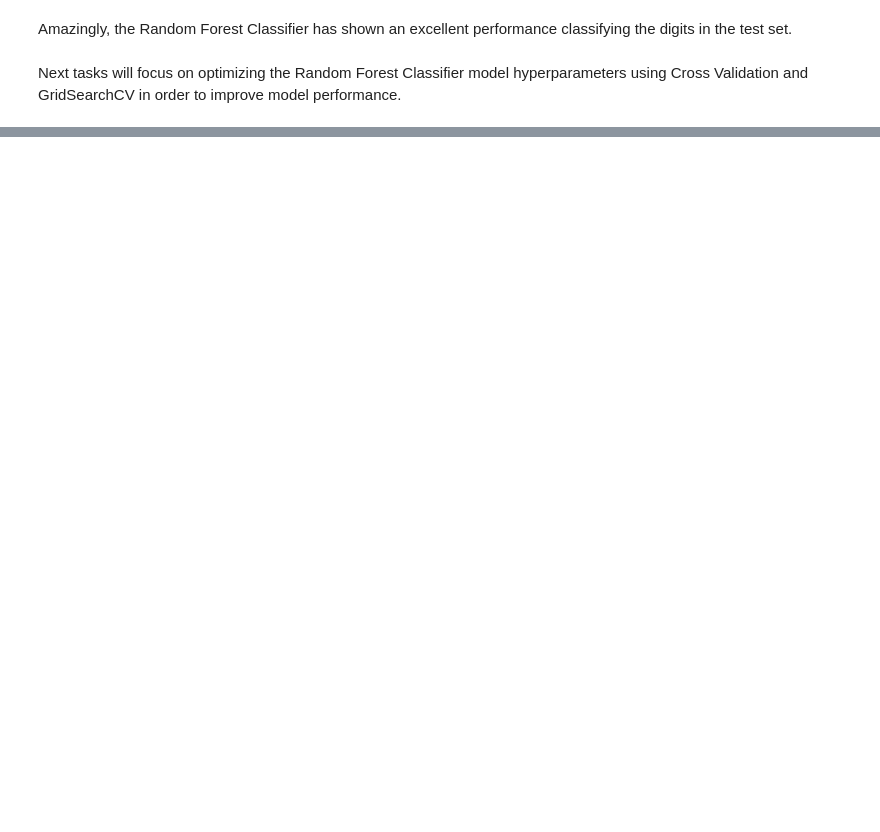
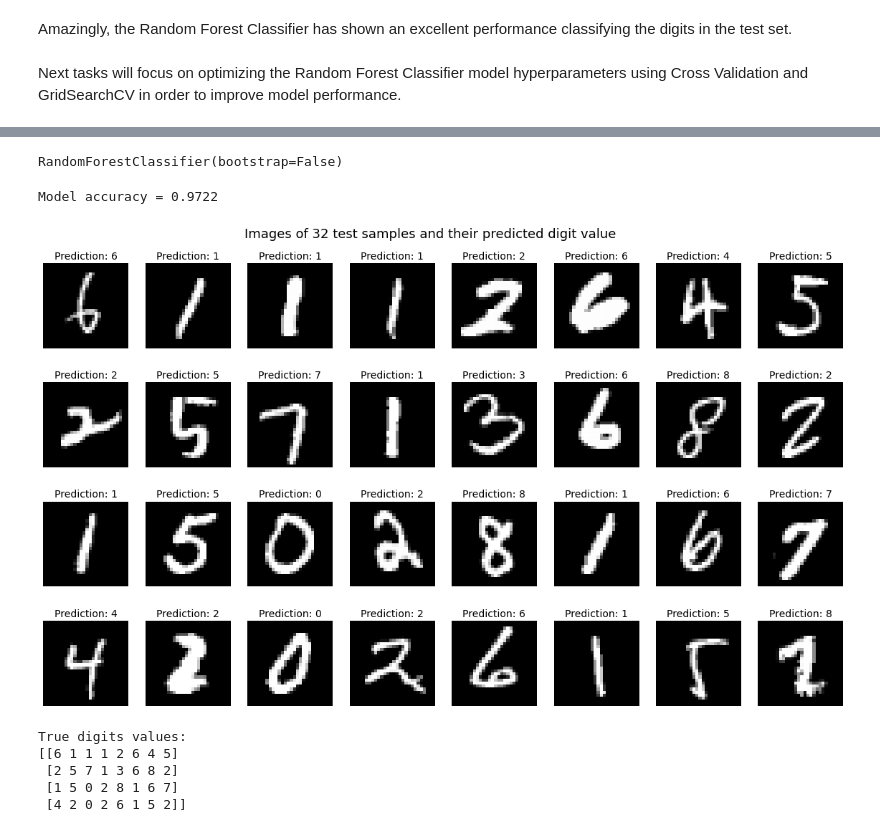
Before and after one commit to kadaso/Exercises-Data-science-Machine-Learning, a Jupyter notebook: Hands-On Machine Learning with Scikit Learn and TensorFlow/2. Classification/Exercise 1.ipynb, the cells around one changed output, grey strips where cells are left out. Saved outputs shown, nothing was run; the diff lists cells and outputs as text; code cells hidden in the pictures; blank space fills up the shorter version.

Commit message:
Fine-tuned the Random Forest Classifier

```diff
--- a/Hands-On Machine Learning with Scikit Learn and TensorFlow/2. Classification/Exercise 1.ipynb
+++ b/Hands-On Machine Learning with Scikit Learn and TensorFlow/2. Classification/Exercise 1.ipynb
@@ -363,0 +382,15 @@ Next tasks will focus on optimizing the Random Forest Classifier model hyperpara
+# %%
+params = [
+    {"bootstrap": [False]},
+    {"min_samples_leaf": [100, 500]},
+    {"min_samples_split": [10, 50, 100]},
+    {"max_features": ["log2"]},
+]
+# %%
+forestc = RandomForestClassifier()
+
+grid_search = GridSearchCV(forestc, params, cv=5,
+                          scoring="accuracy",
+                          return_train_score=True)
+
+grid_search.fit(X_train_prepared, y_train)
@@ -363,0 +420,22 @@ Next tasks will focus on optimizing the Random Forest Classifier model hyperpara
+# %%
+grid_search.best_estimator_
+# %% [output]
+RandomForestClassifier(bootstrap=False)
+# %%
+optimal_model = grid_search.best_estimator_
+
+final_predictions = optimal_model.predict(X_test_prepared)
+# %%
+model_accuracy = accuracy_score(y_test, final_predictions)
+print(f"Model accuracy = {round(model_accuracy, 4)}")
+# %% [output]
+Model accuracy = 0.9722
+# %%
+plot_32_random_predictions(X_test_prepared, final_predictions, y_test, random_state=0)
+# %% [output]
+[figure, added]
+True digits values:
+[[6 1 1 1 2 6 4 5]
+ [2 5 7 1 3 6 8 2]
+ [1 5 0 2 8 1 6 7]
+ [4 2 0 2 6 1 5 2]]
```
Also changed, not shown: parts of 14 cells of this notebook.
